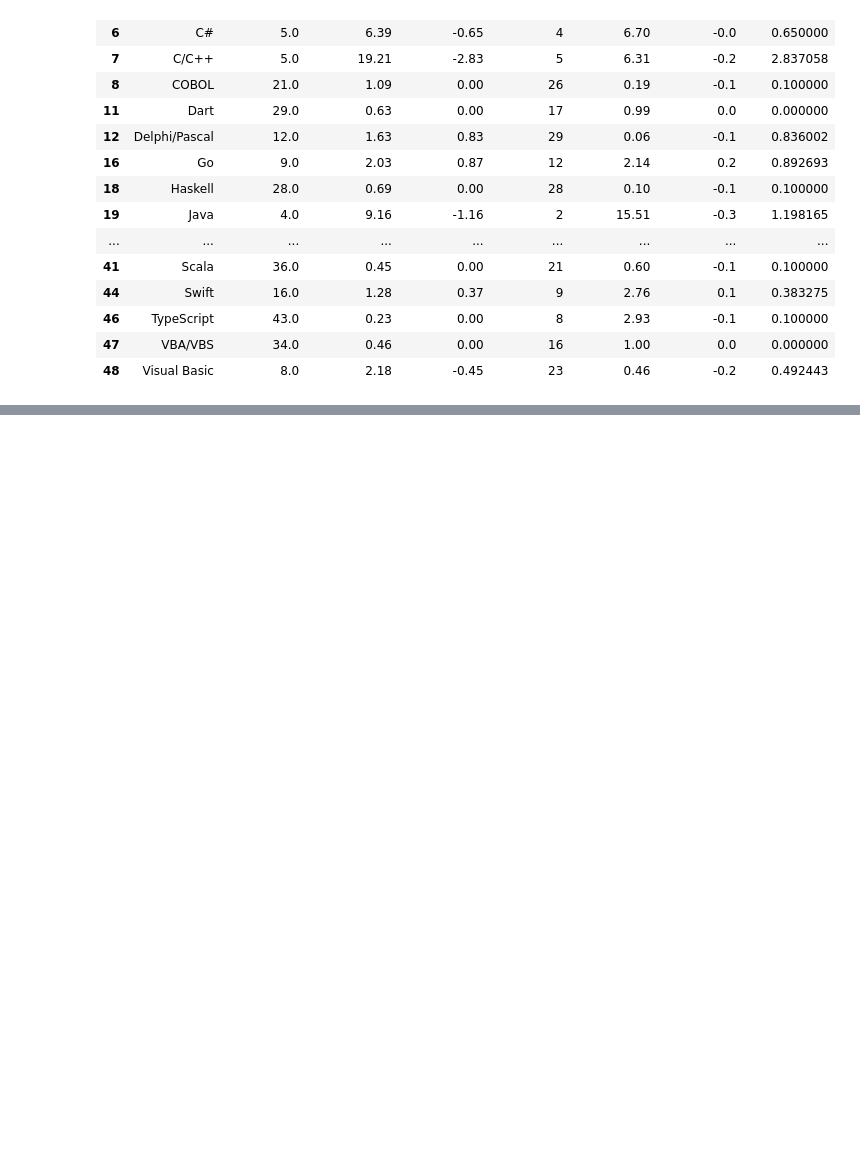
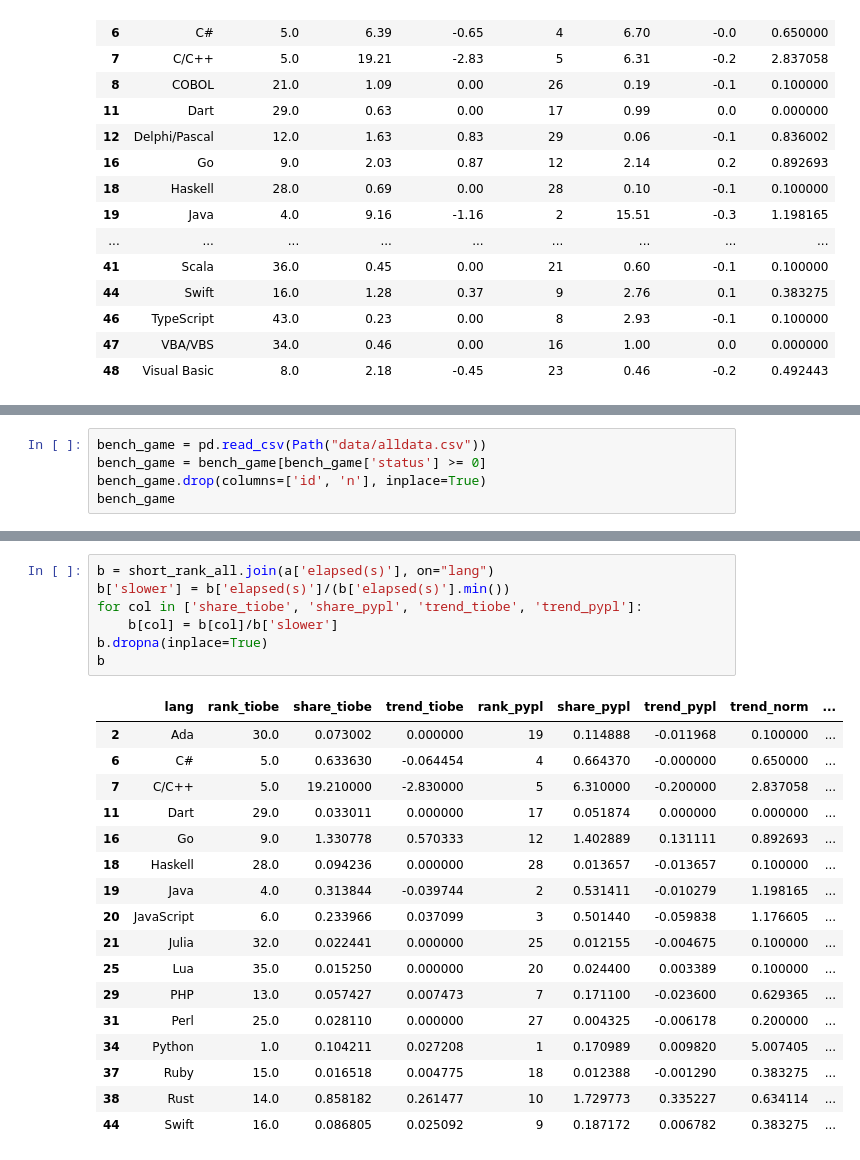
Before and after one commit to HexQuant/lang_rank, a Jupyter notebook: lang_rank.ipynb, the cells around one changed output, grey strips where cells are left out. Saved outputs shown, nothing was run; the diff lists cells and outputs as text; blank space fills up the shorter version.

```diff
--- a/lang_rank.ipynb
+++ b/lang_rank.ipynb
@@ -258,0 +302,5 @@ fig.savefig(Path("output.png"), dpi=300)
+# %%
+bench_game = pd.read_csv(Path("data/alldata.csv"))
+bench_game = bench_game[bench_game['status'] >= 0]
+bench_game.drop(columns=['id', 'n'], inplace=True)
+bench_game
@@ -258,0 +389,25 @@ fig.savefig(Path("output.png"), dpi=300)
+# %%
+b = short_rank_all.join(a['elapsed(s)'], on="lang")
+b['slower'] = b['elapsed(s)']/(b['elapsed(s)'].min())
+for col in ['share_tiobe', 'share_pypl', 'trend_tiobe', 'trend_pypl']:
+    b[col] = b[col]/b['slower']
+b.dropna(inplace=True)
+b
+# %% [output]
+|  | lang | rank_tiobe | share_tiobe | trend_tiobe | rank_pypl | share_pypl | trend_pypl | trend_norm | ... |
+| 2 | Ada | 30.0 | 0.073002 | 0.000000 | 19 | 0.114888 | -0.011968 | 0.100000 | ... |
+| 6 | C# | 5.0 | 0.633630 | -0.064454 | 4 | 0.664370 | -0.000000 | 0.650000 | ... |
+| 7 | C/C++ | 5.0 | 19.210000 | -2.830000 | 5 | 6.310000 | -0.200000 | 2.837058 | ... |
+| 11 | Dart | 29.0 | 0.033011 | 0.000000 | 17 | 0.051874 | 0.000000 | 0.000000 | ... |
+| 16 | Go | 9.0 | 1.330778 | 0.570333 | 12 | 1.402889 | 0.131111 | 0.892693 | ... |
+| 18 | Haskell | 28.0 | 0.094236 | 0.000000 | 28 | 0.013657 | -0.013657 | 0.100000 | ... |
+| 19 | Java | 4.0 | 0.313844 | -0.039744 | 2 | 0.531411 | -0.010279 | 1.198165 | ... |
+| 20 | JavaScript | 6.0 | 0.233966 | 0.037099 | 3 | 0.501440 | -0.059838 | 1.176605 | ... |
+| 21 | Julia | 32.0 | 0.022441 | 0.000000 | 25 | 0.012155 | -0.004675 | 0.100000 | ... |
+| 25 | Lua | 35.0 | 0.015250 | 0.000000 | 20 | 0.024400 | 0.003389 | 0.100000 | ... |
+| 29 | PHP | 13.0 | 0.057427 | 0.007473 | 7 | 0.171100 | -0.023600 | 0.629365 | ... |
+| 31 | Perl | 25.0 | 0.028110 | 0.000000 | 27 | 0.004325 | -0.006178 | 0.200000 | ... |
+| 34 | Python | 1.0 | 0.104211 | 0.027208 | 1 | 0.170989 | 0.009820 | 5.007405 | ... |
+| 37 | Ruby | 15.0 | 0.016518 | 0.004775 | 18 | 0.012388 | -0.001290 | 0.383275 | ... |
+| 38 | Rust | 14.0 | 0.858182 | 0.261477 | 10 | 1.729773 | 0.335227 | 0.634114 | ... |
+| 44 | Swift | 16.0 | 0.086805 | 0.025092 | 9 | 0.187172 | 0.006782 | 0.383275 | ... |
```
Also changed, not shown: parts of 9 cells of this notebook, 4 other files.
